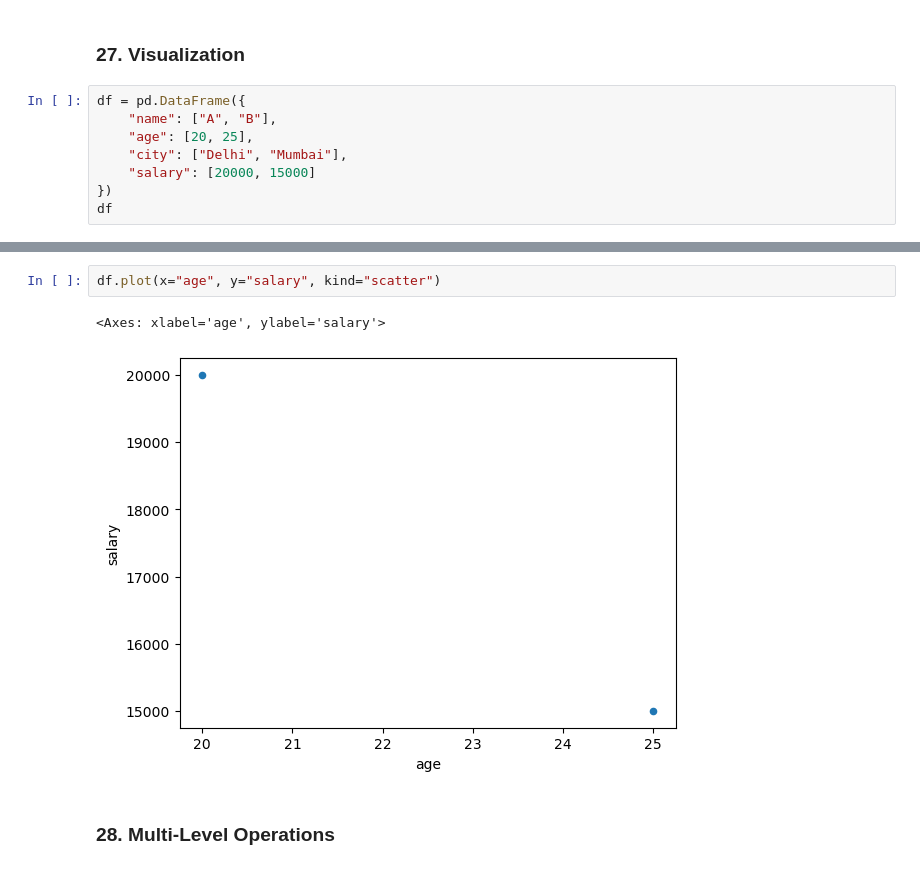
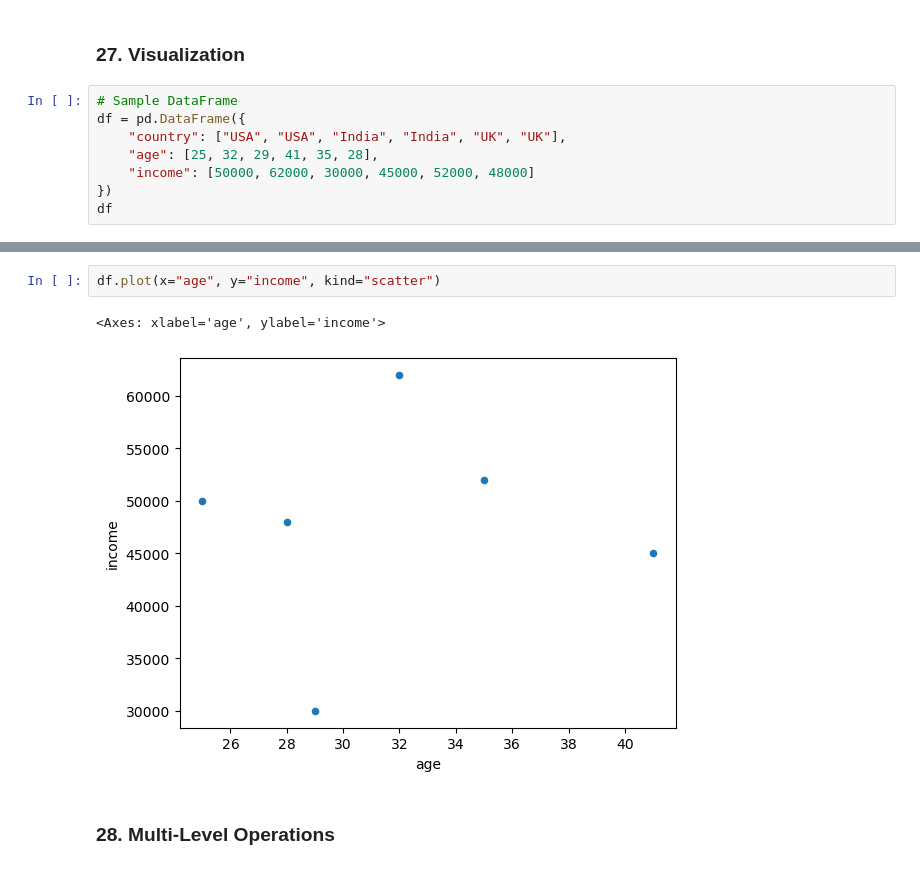
Before and after one commit to TonyStark-19/Python-coding, a Jupyter notebook: Pandas/Notes.ipynb, the cells around one changed output, grey strips where cells are left out. Cells and saved outputs as stored; diff of their text form.

```diff
--- a/Pandas/Notes.ipynb
+++ b/Pandas/Notes.ipynb
@@ -715,11 +881,11 @@ df
 # %% [markdown]
 ### 27. Visualization
 # %%
+# Sample DataFrame
 df = pd.DataFrame({
-    "name": ["A", "B"],
-    "age": [20, 25],
-    "city": ["Delhi", "Mumbai"],
-    "salary": [20000, 15000]
+    "country": ["USA", "USA", "India", "India", "UK", "UK"],
+    "age": [25, 32, 29, 41, 35, 28],
+    "income": [50000, 62000, 30000, 45000, 52000, 48000]
 })
 df
 # %% [output]
@@ -735,7 +905,7 @@ df["age"].plot(kind="hist")
 # %%
-df.plot(x="age", y="salary", kind="scatter")
+df.plot(x="age", y="income", kind="scatter")
 # %% [output]
-<Axes: xlabel='age', ylabel='salary'>
+<Axes: xlabel='age', ylabel='income'>
-[figure, old version]
+[figure, new version]
 # %% [markdown]
 ### 28. Multi-Level Operations
```
Also changed, not shown: parts of 50 cells of this notebook.
